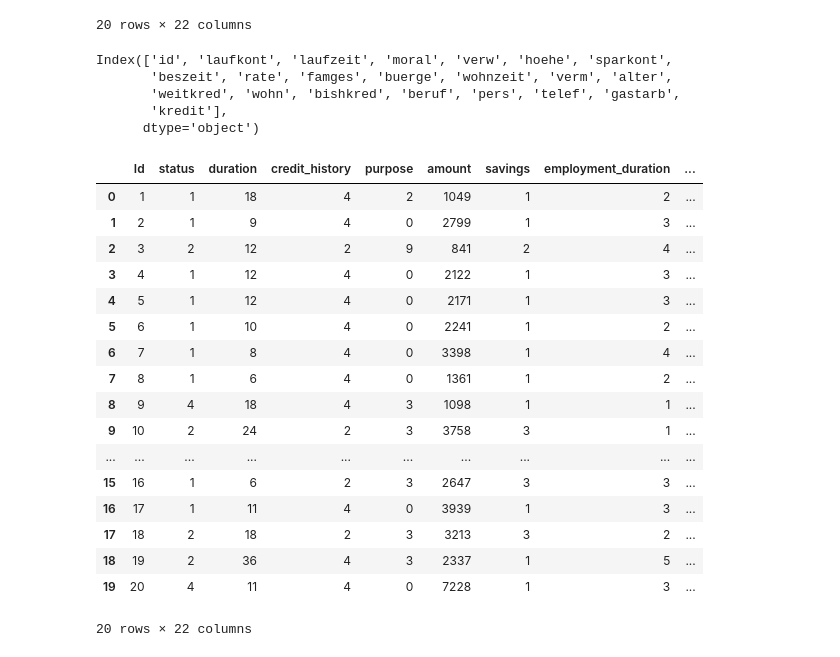
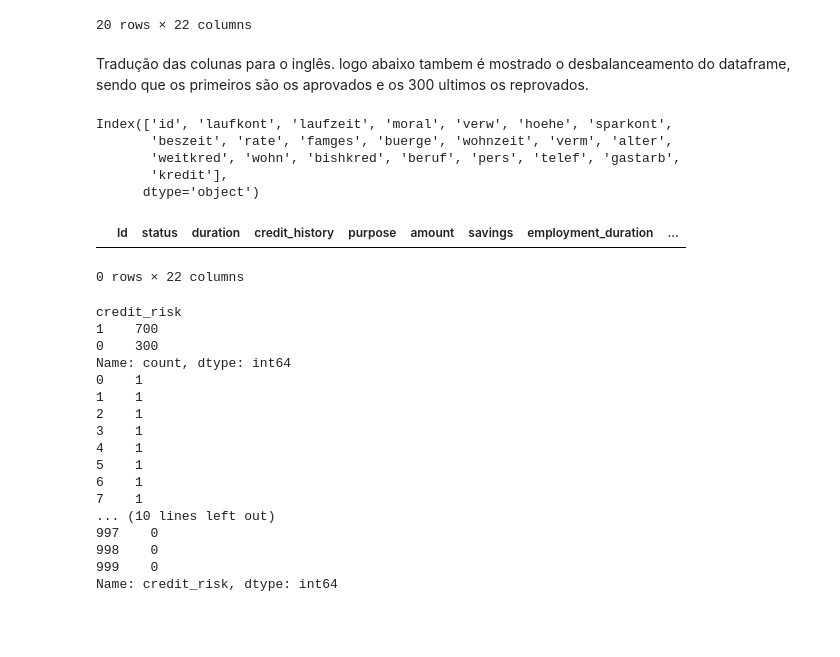
Before and after one commit to victormsz/Ag002, a Jupyter notebook: ag_notebook.ipynb, the cells around one changed output. Cells and saved outputs as stored; diff of their text form; code cells hidden in the pictures; blank space fills up the shorter version.

```diff
--- a/ag_notebook.ipynb
+++ b/ag_notebook.ipynb
@@ -33,6 +62,8 @@ frame.head(20)
 | 18 | 19 | 2 | 36 | 4 | 3 | 2337 | 1 | 5 | 4 | 3 | ... | ... |
 | 19 | 20 | 4 | 11 | 4 | 0 | 7228 | 1 | 3 | 1 | 3 | ... | ... |
 20 rows × 22 columns
+# %% [markdown]
+Tradução das colunas para o inglês. logo abaixo tambem é mostrado o desbalanceamento do dataframe, sendo que os primeiros são os aprovados e os 300 ultimos os reprovados.
 # %%
 frame.columns
 # %% [output]
@@ -43,23 +74,30 @@ Index(['id', 'laufkont', 'laufzeit', 'moral', 'verw', 'hoehe', 'sparkont',
       dtype='object')
 # %%
 frame.columns = ['Id','status', 'duration', 'credit_history', 'purpose', 'amount', 'savings', 'employment_duration', 'installment_rate', 'personal_status_sex', 'other_debtors', 'present_residence', 'property', 'age', 'other_installment_plans', 'housing', 'number_credits', 'job', 'people_liable', 'telephone', 'foreign_worker', 'credit_risk']
-frame.head(20)
+frame.head(0)
 # %% [output]
 |  | Id | status | duration | credit_history | purpose | amount | savings | employment_duration | ... |
-| 0 | 1 | 1 | 18 | 4 | 2 | 1049 | 1 | 2 | ... |
-| 1 | 2 | 1 | 9 | 4 | 0 | 2799 | 1 | 3 | ... |
-| 2 | 3 | 2 | 12 | 2 | 9 | 841 | 2 | 4 | ... |
-| 3 | 4 | 1 | 12 | 4 | 0 | 2122 | 1 | 3 | ... |
-| 4 | 5 | 1 | 12 | 4 | 0 | 2171 | 1 | 3 | ... |
-| 5 | 6 | 1 | 10 | 4 | 0 | 2241 | 1 | 2 | ... |
-| 6 | 7 | 1 | 8 | 4 | 0 | 3398 | 1 | 4 | ... |
-| 7 | 8 | 1 | 6 | 4 | 0 | 1361 | 1 | 2 | ... |
-| 8 | 9 | 4 | 18 | 4 | 3 | 1098 | 1 | 1 | ... |
-| 9 | 10 | 2 | 24 | 2 | 3 | 3758 | 3 | 1 | ... |
-| ... | ... | ... | ... | ... | ... | ... | ... | ... | ... |
-| 15 | 16 | 1 | 6 | 2 | 3 | 2647 | 3 | 3 | ... |
-| 16 | 17 | 1 | 11 | 4 | 0 | 3939 | 1 | 3 | ... |
-| 17 | 18 | 2 | 18 | 2 | 3 | 3213 | 3 | 2 | ... |
-| 18 | 19 | 2 | 36 | 4 | 3 | 2337 | 1 | 5 | ... |
-| 19 | 20 | 4 | 11 | 4 | 0 | 7228 | 1 | 3 | ... |
-20 rows × 22 columns
+0 rows × 22 columns
+# %%
+
+print(frame['credit_risk'].value_counts())
+print(frame['credit_risk'].head(10)) #casos positivos
+print(frame['credit_risk'].tail(10)) #casos negativos
+# %% [output]
+credit_risk
+1    700
+0    300
+Name: count, dtype: int64
+0    1
+1    1
+2    1
+3    1
+4    1
+5    1
+6    1
+7    1
+... (10 lines left out)
+997    0
+998    0
+999    0
+Name: credit_risk, dtype: int64
```
Also changed, not shown: parts of 24 cells of this notebook.
